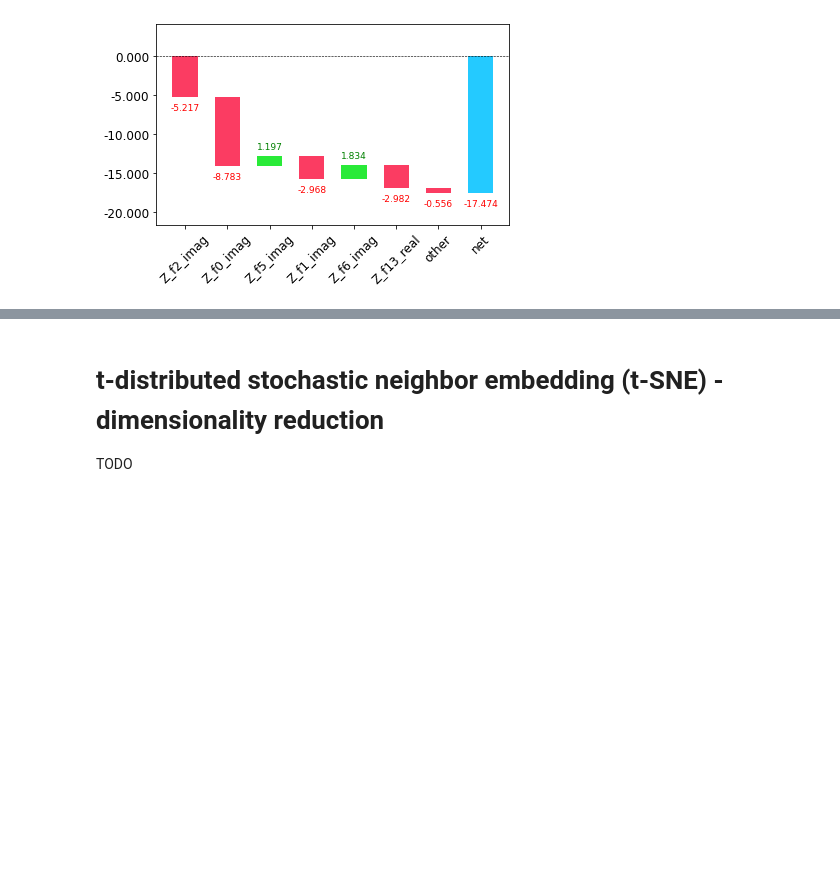
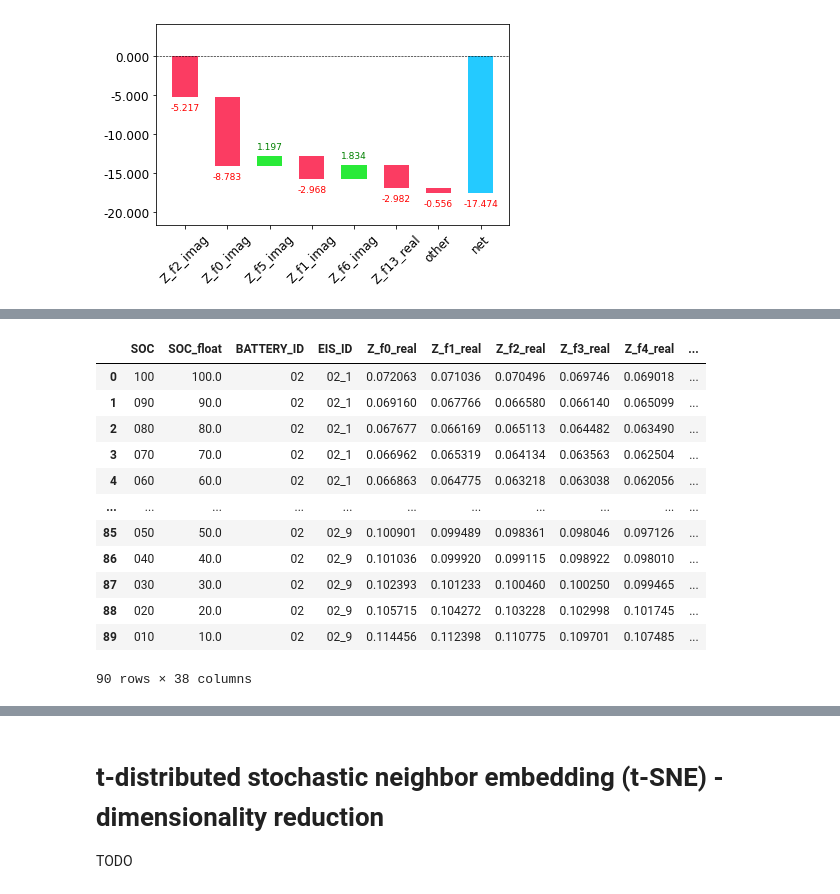
Before and after one commit to electrical-and-electronic-measurement/ml-4-measurement, a Jupyter notebook: notebooks/EIS_dataset_exploration.ipynb, the cells around one changed output, grey strips where cells are left out. Saved outputs shown, nothing was run; the diff lists cells and outputs as text; code cells hidden in the pictures; blank space fills up the shorter version.

```diff
--- a/notebooks/EIS_dataset_exploration.ipynb
+++ b/notebooks/EIS_dataset_exploration.ipynb
@@ -483,0 +560,16 @@ waterfall(valid_xs_final.columns, contributions[0], threshold=0.08,
+# %%
+dataset_rect
+# %% [output]
+|  | SOC | SOC_float | BATTERY_ID | EIS_ID | Z_f0_real | Z_f1_real | Z_f2_real | Z_f3_real | Z_f4_real | ... |
+| 0 | 100 | 100.0 | 02 | 02_1 | 0.072063 | 0.071036 | 0.070496 | 0.069746 | 0.069018 | ... |
+| 1 | 090 | 90.0 | 02 | 02_1 | 0.069160 | 0.067766 | 0.066580 | 0.066140 | 0.065099 | ... |
+| 2 | 080 | 80.0 | 02 | 02_1 | 0.067677 | 0.066169 | 0.065113 | 0.064482 | 0.063490 | ... |
+| 3 | 070 | 70.0 | 02 | 02_1 | 0.066962 | 0.065319 | 0.064134 | 0.063563 | 0.062504 | ... |
+| 4 | 060 | 60.0 | 02 | 02_1 | 0.066863 | 0.064775 | 0.063218 | 0.063038 | 0.062056 | ... |
+| ... | ... | ... | ... | ... | ... | ... | ... | ... | ... | ... |
+| 85 | 050 | 50.0 | 02 | 02_9 | 0.100901 | 0.099489 | 0.098361 | 0.098046 | 0.097126 | ... |
+| 86 | 040 | 40.0 | 02 | 02_9 | 0.101036 | 0.099920 | 0.099115 | 0.098922 | 0.098010 | ... |
+| 87 | 030 | 30.0 | 02 | 02_9 | 0.102393 | 0.101233 | 0.100460 | 0.100250 | 0.099465 | ... |
+| 88 | 020 | 20.0 | 02 | 02_9 | 0.105715 | 0.104272 | 0.103228 | 0.102998 | 0.101745 | ... |
+| 89 | 010 | 10.0 | 02 | 02_9 | 0.114456 | 0.112398 | 0.110775 | 0.109701 | 0.107485 | ... |
+90 rows × 38 columns
```
Also changed, not shown: parts of 27 cells of this notebook, 1 other file.
